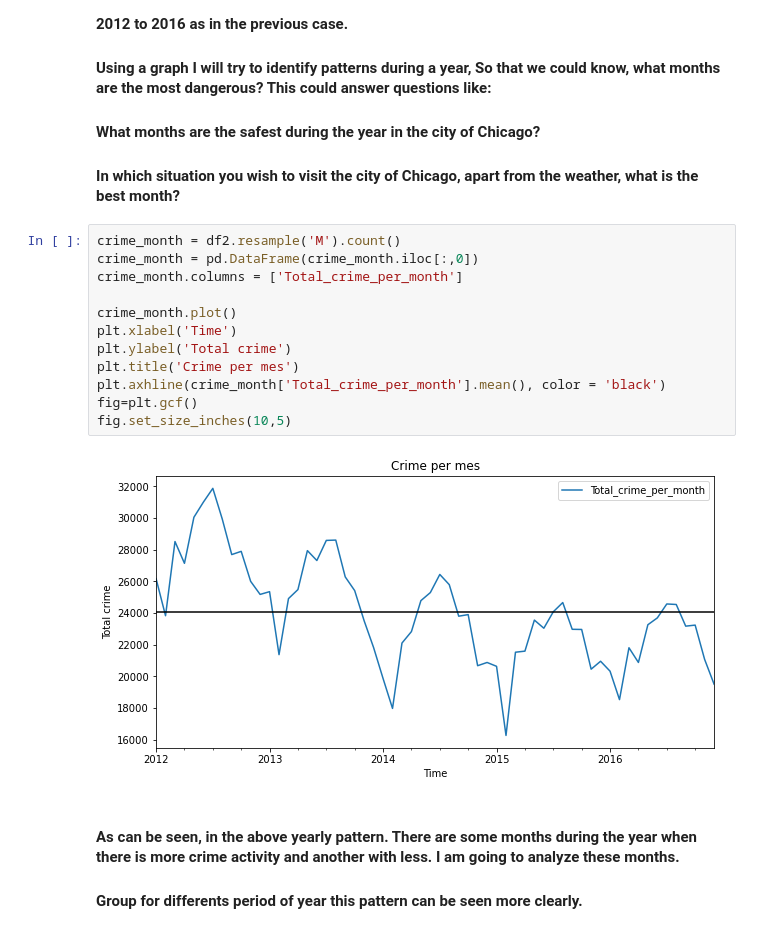
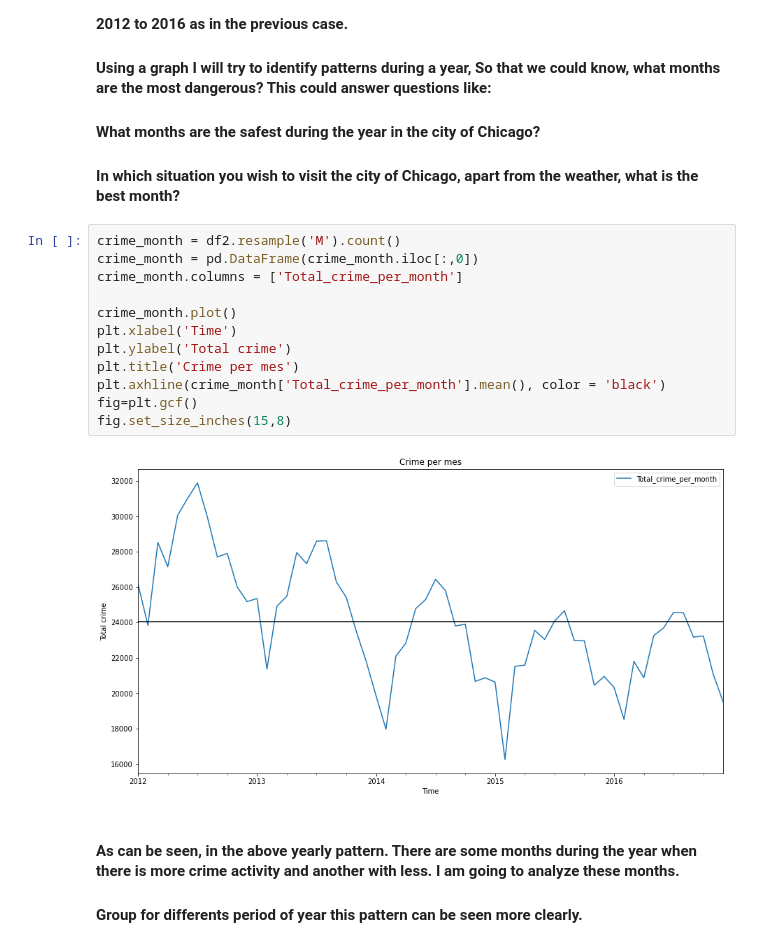
Before and after one commit to IamREX622/Analysis-on-Crimes-in-Chicago-2012-2017-, a Jupyter notebook: Crimes in chicago.ipynb, the cells around one changed output. Drawn from its saved outputs; the diff is of its cells as text.

```diff
--- a/Crimes in chicago.ipynb
+++ b/Crimes in chicago.ipynb
@@ -1117,17 +1111,17 @@ print("%.2f" % Value_b, '% has been the crime activity increment from 2014 to 20
 # %%
 crime_month = df2.resample('M').count()
 crime_month = pd.DataFrame(crime_month.iloc[:,0])
 crime_month.columns = ['Total_crime_per_month']
 
 crime_month.plot()
 plt.xlabel('Time')
 plt.ylabel('Total crime')
 plt.title('Crime per mes')
 plt.axhline(crime_month['Total_crime_per_month'].mean(), color = 'black')
 fig=plt.gcf()
-fig.set_size_inches(10,5)
+fig.set_size_inches(15,8)
 # %% [output]
-[figure, old version]
+[figure, new version]
 # %% [markdown]
 #### As can be seen, in the above yearly pattern. There are some months during the year when there is more crime activity and another with less. I am going to analyze these months.
 
```
Also changed, not shown: parts of 10 cells of this notebook.
